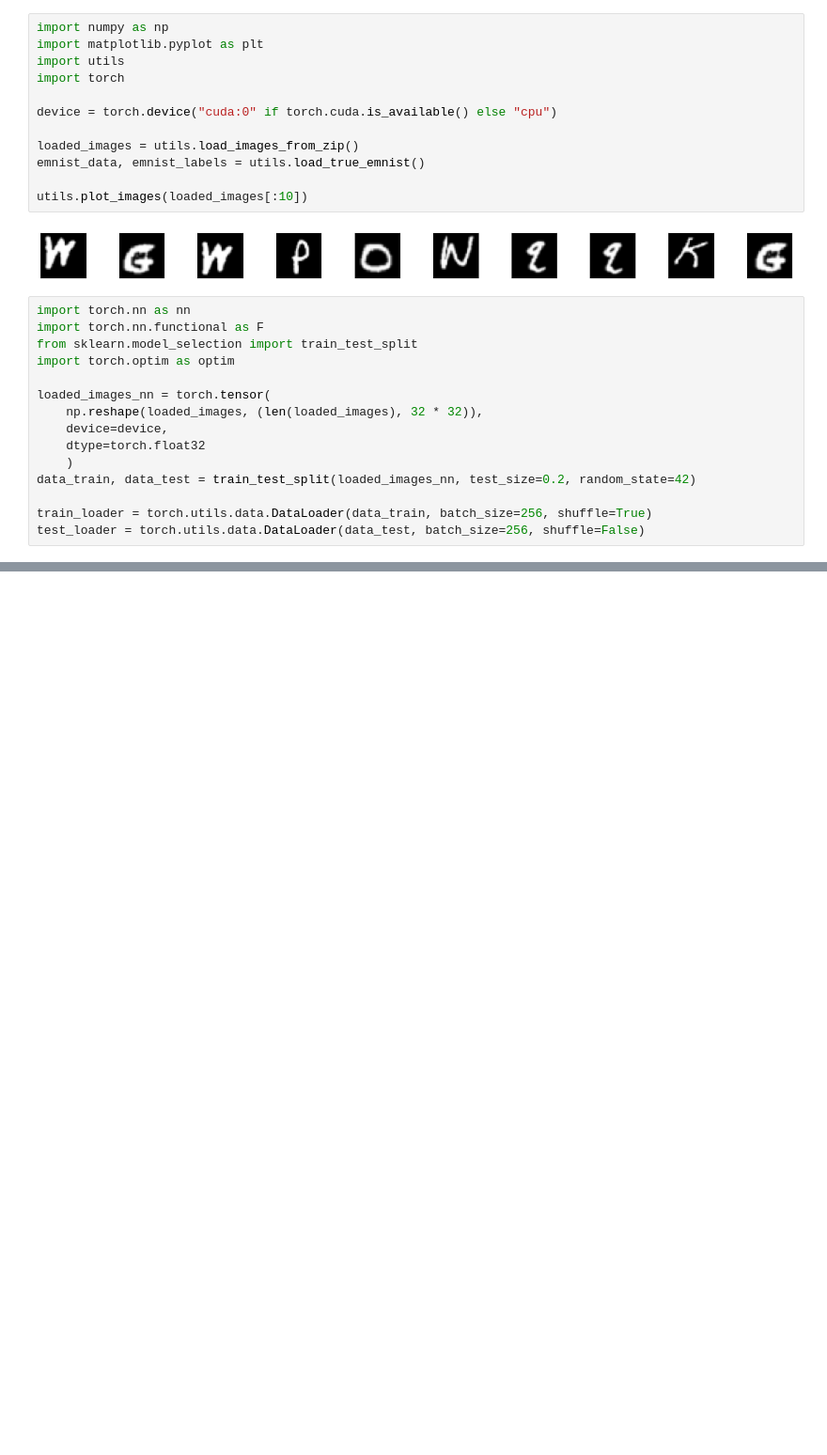
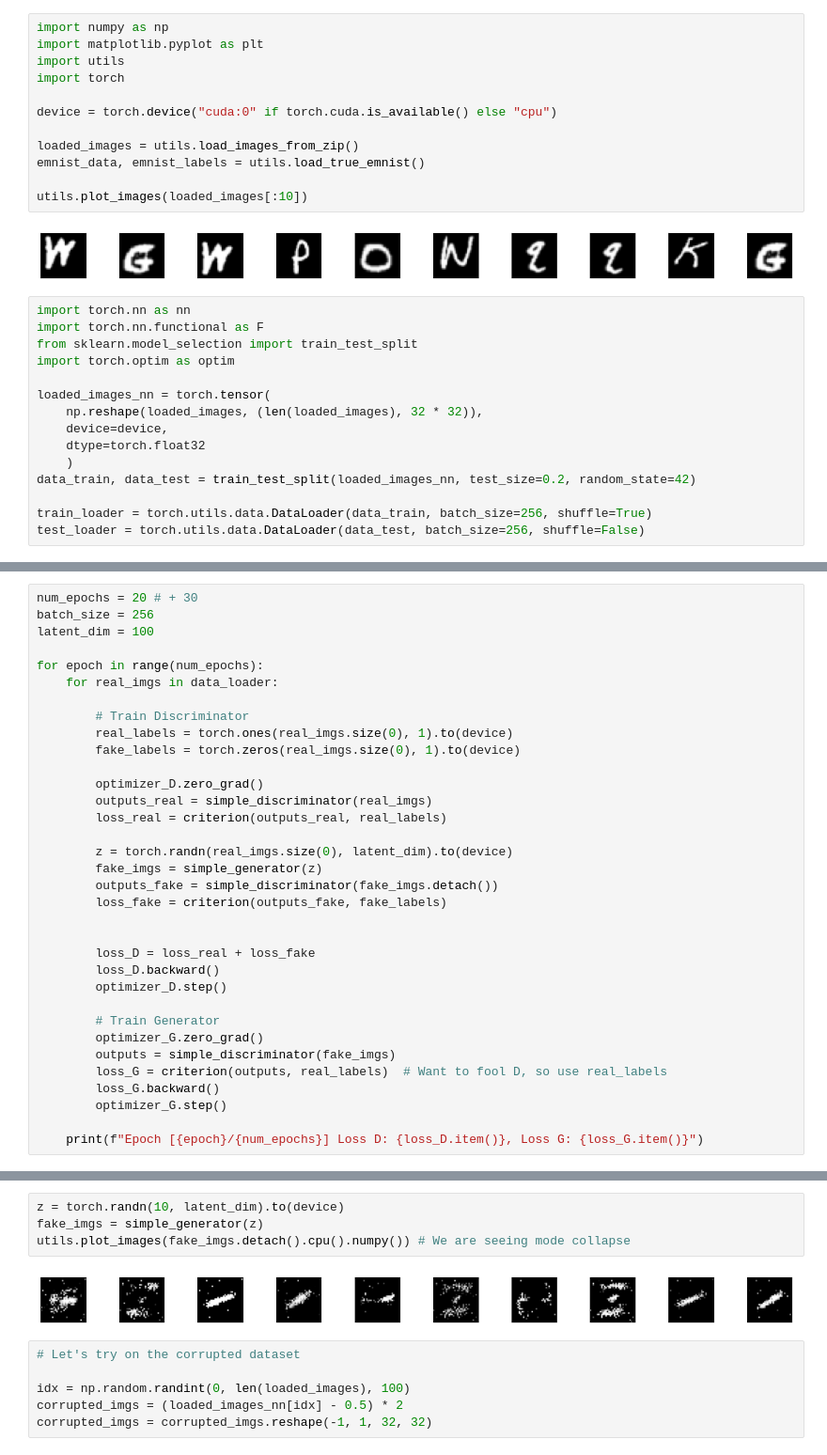
Before and after one commit to CharlesDc9/Denoising_EMNIST, a Jupyter notebook: GAN.ipynb, the cells around one changed output, grey strips where cells are left out. Shown at 94% size. Saved outputs shown, nothing was run; the diff lists cells and outputs as text; blank space fills up the shorter version.

```diff
--- a/GAN.ipynb
+++ b/GAN.ipynb
@@ -46,0 +113,34 @@ ModuleNotFoundError: No module named 'torchvision'
+# %%
+num_epochs = 20 # + 30
+batch_size = 256
+latent_dim = 100
+
+for epoch in range(num_epochs):
+    for real_imgs in data_loader:
+
+        # Train Discriminator
+        real_labels = torch.ones(real_imgs.size(0), 1).to(device)
+        fake_labels = torch.zeros(real_imgs.size(0), 1).to(device)
+
+        optimizer_D.zero_grad()
+        outputs_real = simple_discriminator(real_imgs)
+        loss_real = criterion(outputs_real, real_labels)
+
+        z = torch.randn(real_imgs.size(0), latent_dim).to(device)
+        fake_imgs = simple_generator(z)
+        outputs_fake = simple_discriminator(fake_imgs.detach())
+        loss_fake = criterion(outputs_fake, fake_labels)
+
+
+        loss_D = loss_real + loss_fake
+        loss_D.backward()
+        optimizer_D.step()
+
+        # Train Generator
+        optimizer_G.zero_grad()
+        outputs = simple_discriminator(fake_imgs)
+        loss_G = criterion(outputs, real_labels)  # Want to fool D, so use real_labels
+        loss_G.backward()
+        optimizer_G.step()
+
+    print(f"Epoch [{epoch}/{num_epochs}] Loss D: {loss_D.item()}, Loss G: {loss_G.item()}")
@@ -46,0 +168,12 @@ ModuleNotFoundError: No module named 'torchvision'
+# %%
+z = torch.randn(10, latent_dim).to(device)
+fake_imgs = simple_generator(z)
+utils.plot_images(fake_imgs.detach().cpu().numpy()) # We are seeing mode collapse
+# %% [output]
+[figure, added]
+# %%
+# Let's try on the corrupted dataset
+
+idx = np.random.randint(0, len(loaded_images), 100)
+corrupted_imgs = (loaded_images_nn[idx] - 0.5) * 2
+corrupted_imgs = corrupted_imgs.reshape(-1, 1, 32, 32)
```
Also changed, not shown: parts of 16 cells of this notebook, 3 other files.
